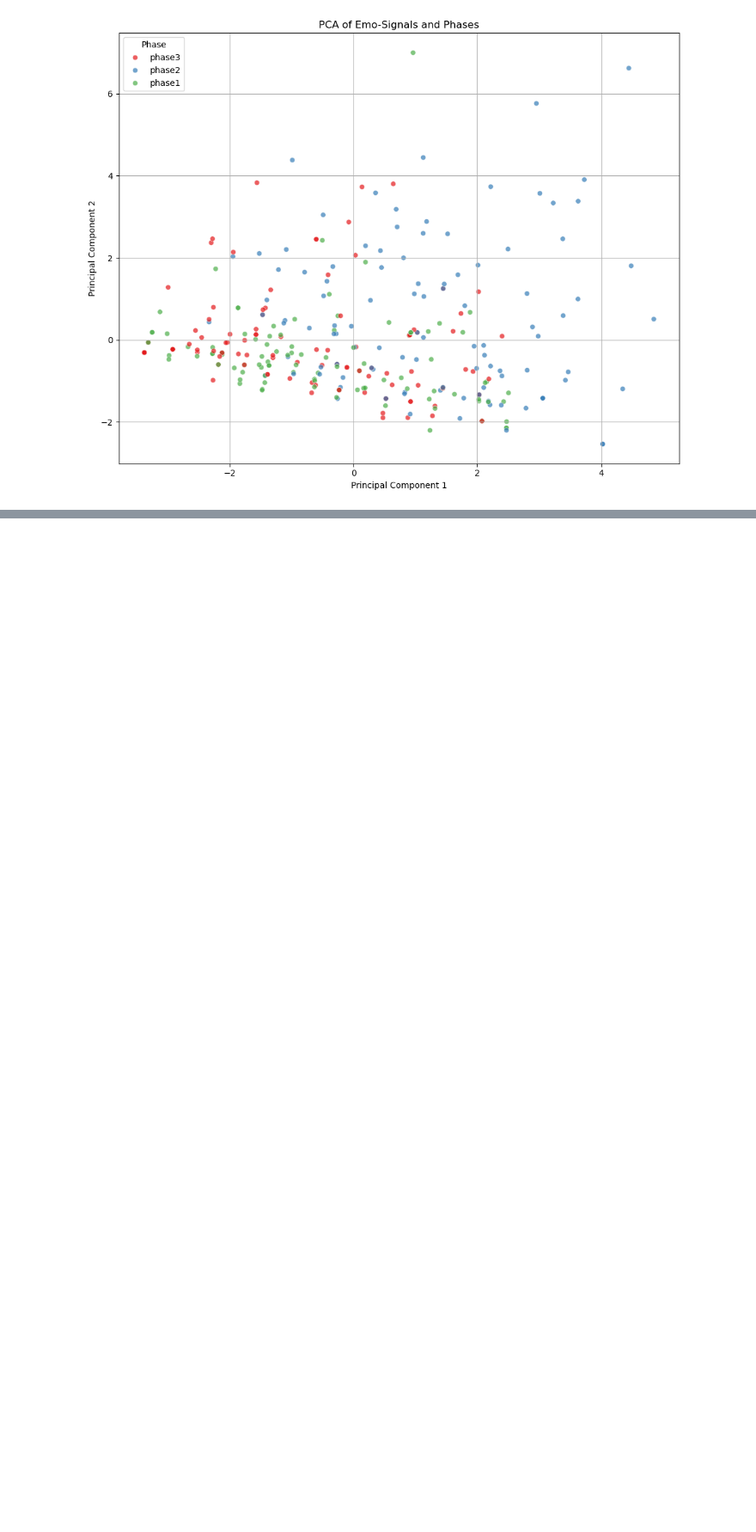
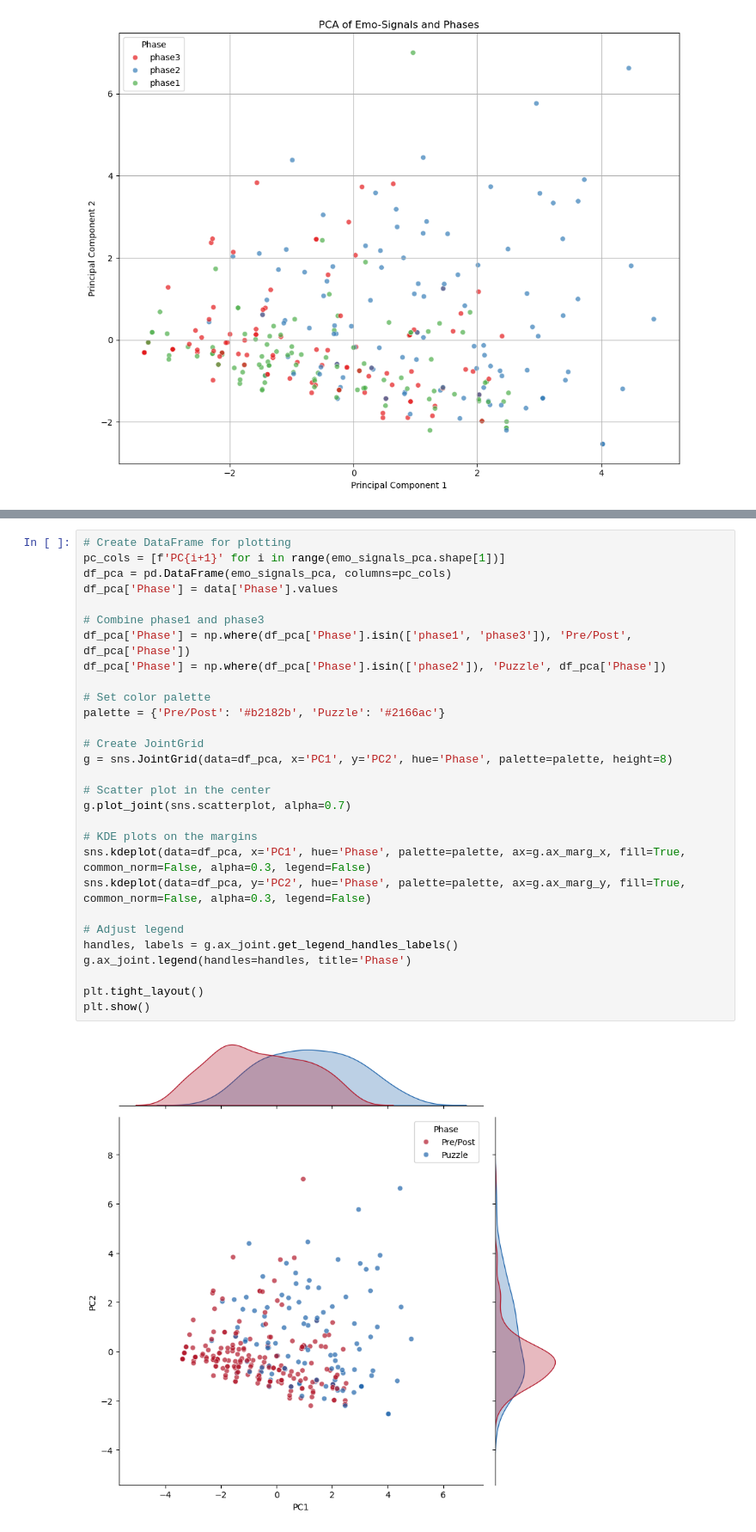
Before and after one commit to AntonWangDTU/case_2, a Jupyter notebook: src_johan/case_2_clustering.ipynb, the cells around one changed output, grey strips where cells are left out. Shown at 86% size. Saved outputs shown, nothing was run; the diff lists cells and outputs as text; blank space fills up the shorter version.

```diff
--- a/src_johan/case_2_clustering.ipynb
+++ b/src_johan/case_2_clustering.ipynb
@@ -503,0 +525,31 @@ plt.show()
+# %%
+# Create DataFrame for plotting
+pc_cols = [f'PC{i+1}' for i in range(emo_signals_pca.shape[1])]
+df_pca = pd.DataFrame(emo_signals_pca, columns=pc_cols)
+df_pca['Phase'] = data['Phase'].values
+
+# Combine phase1 and phase3
+df_pca['Phase'] = np.where(df_pca['Phase'].isin(['phase1', 'phase3']), 'Pre/Post', df_pca['Phase'])
+df_pca['Phase'] = np.where(df_pca['Phase'].isin(['phase2']), 'Puzzle', df_pca['Phase'])
+
+# Set color palette
+palette = {'Pre/Post': '#b2182b', 'Puzzle': '#2166ac'}
+
+# Create JointGrid
+g = sns.JointGrid(data=df_pca, x='PC1', y='PC2', hue='Phase', palette=palette, height=8)
+
+# Scatter plot in the center
+g.plot_joint(sns.scatterplot, alpha=0.7)
+
+# KDE plots on the margins
+sns.kdeplot(data=df_pca, x='PC1', hue='Phase', palette=palette, ax=g.ax_marg_x, fill=True, common_norm=False, alpha=0.3, legend=False)
+sns.kdeplot(data=df_pca, y='PC2', hue='Phase', palette=palette, ax=g.ax_marg_y, fill=True, common_norm=False, alpha=0.3, legend=False)
+
+# Adjust legend
+handles, labels = g.ax_joint.get_legend_handles_labels()
+g.ax_joint.legend(handles=handles, title='Phase')
+
+plt.tight_layout()
+plt.show()
+# %% [output]
+[figure, added]
```
Also changed, not shown: parts of 2 cells of this notebook.
